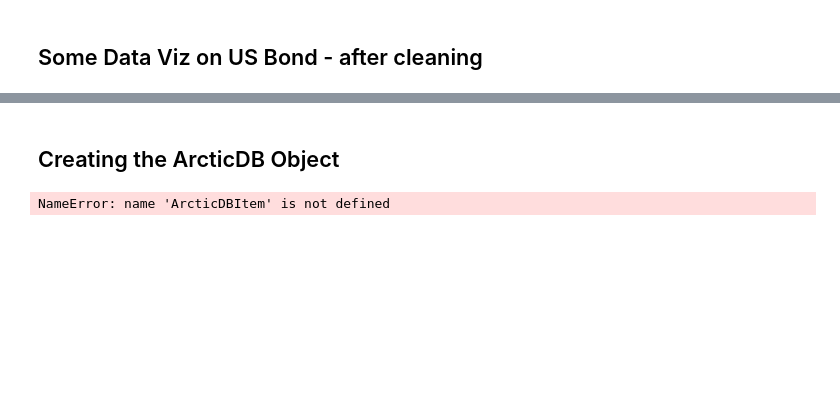
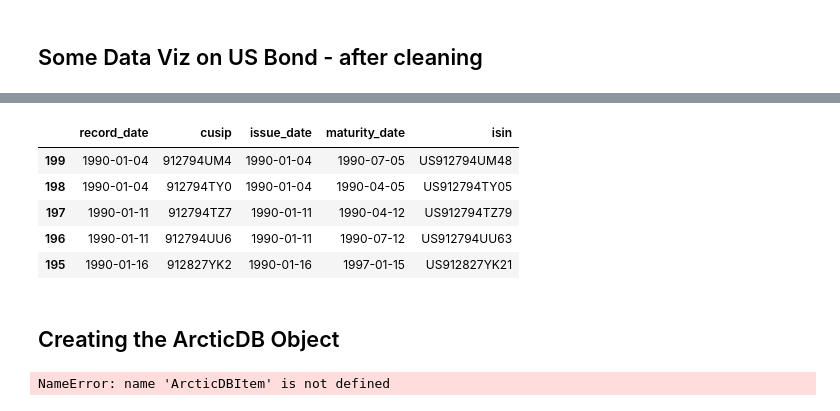
Before and after one commit to vittoriomanfriani/Fundamental-Factor-Model-for-Rates, a Jupyter notebook: data_processing.ipynb, the cells around one changed output, grey strips where cells are left out. Drawn from its saved outputs; the diff is of its cells as text; code cells hidden in the pictures; blank space fills up the shorter version.

```diff
--- a/data_processing.ipynb
+++ b/data_processing.ipynb
@@ -635,0 +769,7 @@ dtype: float64
+# %%
+## get column of interest
+auction_data = auction_data.sort_values(by='record_date')
+auction_data = auction_data[['record_date', 'cusip', 'issue_date', 'maturity_date']]
+
+## filter from 1990-01-03 to match bond data index
+auction_data = auction_data[auction_data['record_date'] > '1990-01-02']
@@ -636,3 +783,33 @@ dtype: float64
+# %%
+# function to convert cusip into isin
+def get_isin_from_cusip(cusip_str, country_code):
+
+    isin_to_digest = country_code + cusip_str.upper()
+
+    get_numerical_code = lambda c: str(ord(c) - 55)
+    encode_letters = lambda c: c if c.isdigit() else get_numerical_code(c)
+    to_digest = ''.join(map(encode_letters, isin_to_digest))
+
+    ints = [int(s) for s in to_digest[::-1]]
+    every_second_doubled = [x * 2 for x in ints[::2]] + ints[1::2]
+
+    sum_digits = lambda i: sum(divmod(i,10))
+    digit_sum = sum([sum_digits(i) for i in every_second_doubled])
+
+    check_digit = (10 - digit_sum % 10) % 10
+    return isin_to_digest + str(check_digit)
+# %%
+## apply the function
+auction_data['isin'] = auction_data['cusip'].apply(lambda x: get_isin_from_cusip(x, 'US'))
+# %%
+auction_data.head()
+# %% [output]
+|  | record_date | cusip | issue_date | maturity_date | isin |
+| 199 | 1990-01-04 | 912794UM4 | 1990-01-04 | 1990-07-05 | US912794UM48 |
+| 198 | 1990-01-04 | 912794TY0 | 1990-01-04 | 1990-04-05 | US912794TY05 |
+| 197 | 1990-01-11 | 912794TZ7 | 1990-01-11 | 1990-04-12 | US912794TZ79 |
+| 196 | 1990-01-11 | 912794UU6 | 1990-01-11 | 1990-07-12 | US912794UU63 |
+| 195 | 1990-01-16 | 912827YK2 | 1990-01-16 | 1997-01-15 | US912827YK21 |
 # %% [markdown]
 ## Creating the ArcticDB Object
 # %%
```
Also changed, not shown: parts of 13 cells of this notebook.
